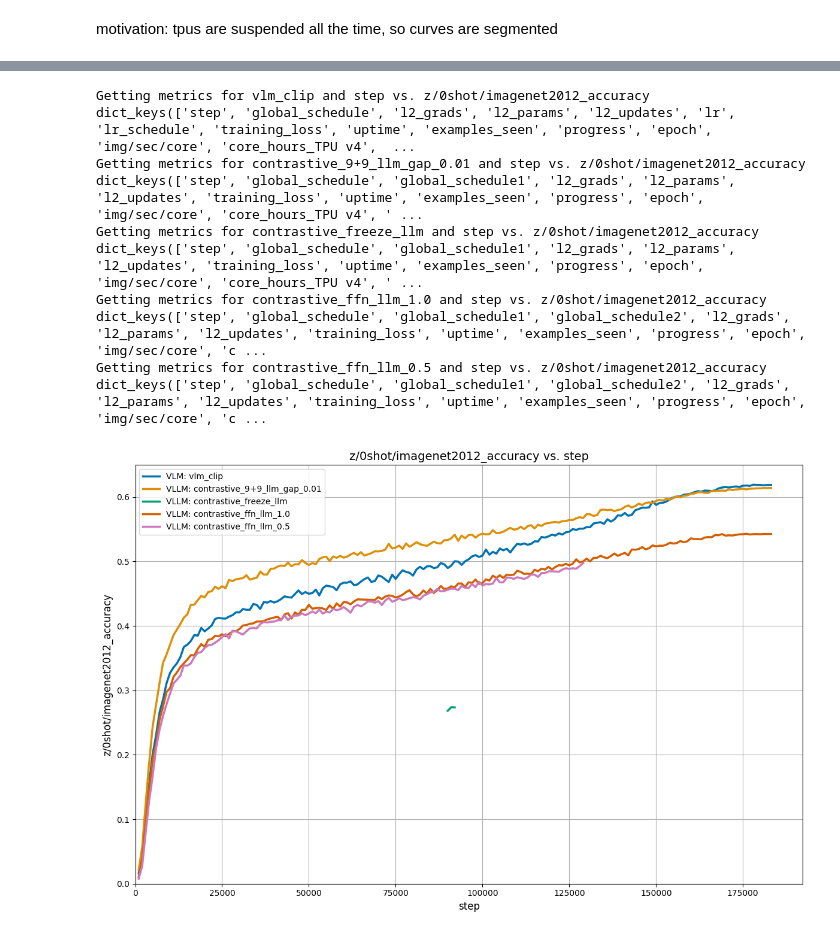
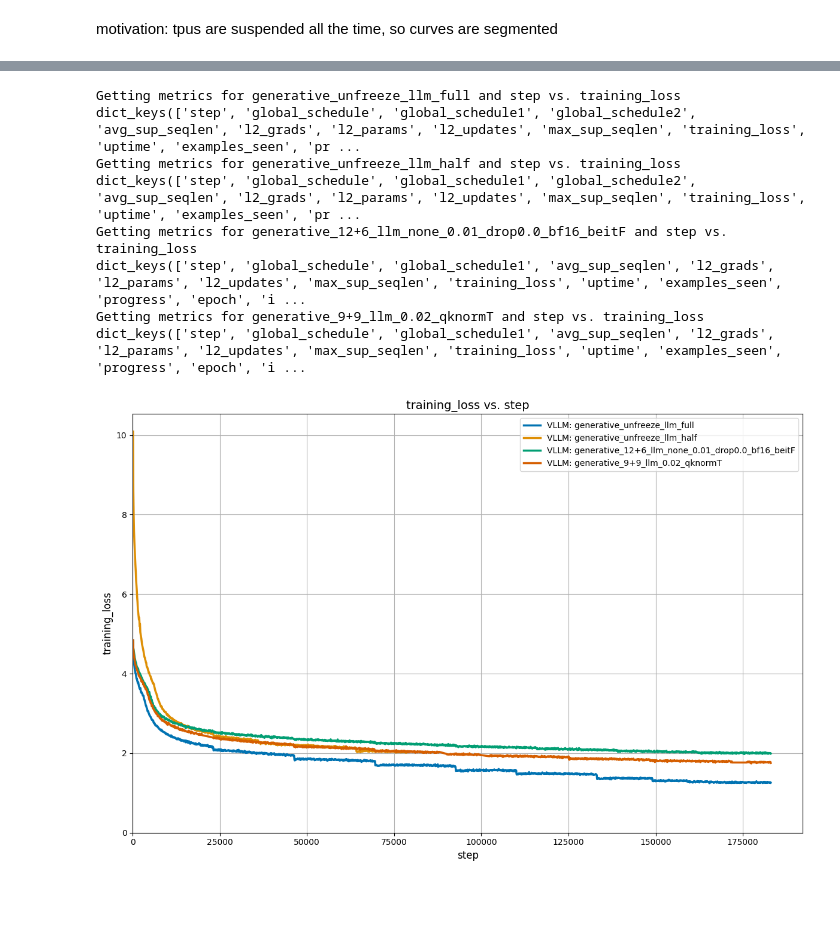
Before and after one commit to LLM-supervised-Vision/big_vision, a Jupyter notebook: scripts/20240822_plotting_curves.ipynb, the cells around one changed output, grey strips where cells are left out. Drawn from its saved outputs; the diff is of its cells as text; code cells hidden in the pictures; blank space fills up the shorter version.

Commit message:
bv2oc: - added gemma generative qknorm - added codes to handle qknorm vit ckpts

```diff
--- a/scripts/20240822_plotting_curves.ipynb
+++ b/scripts/20240822_plotting_curves.ipynb
@@ -38,7 +38,8 @@ vlm_ablations = {
     "vlm_coca_6lyr_1.0co_1.0ca_corrected_wd1e-2": "gs://us-central2-storage/tensorflow_datasets/vit-b-16_3b_pretraining/coca_unified_s3b_bs16384_warm0.03_1.0co-1.0ca_lr1e-3_wd1e-2_bf16_qknorm-F_decoder-bias-T_capln-F_unimask-causal_b2-0.95_6lyr_masked0.0_scan-F_fsdp-F_09-25_2146",
 }
 
-vllm_ablations = {
+contrastive_vllm = {
+    "contrastive_9+9_llm_gap_0.01": "gs://us-central2-storage/tensorflow_datasets/mllm_ckpts/paligemma/gemma2b-partial_frozen99-0.01-gap_b16-F_contrastive_bs16k_s3b_lr1e-3_wd1e-4_bf16_09-01_0446",
     "contrastive_freeze_llm": "gs://us-central2-storage/tensorflow_datasets/mllm_ckpts/paligemma/gemma2b-T_so400m-F_contrastive_bs16384_s3b_wd1e-4_08-18_0712",
     # "contrastive_unfreeze_llm": "gs://us-central2-storage/tensorflow_datasets/mllm_ckpts/paligemma/gemma2b-0.1_so400m-F_contrastive_bs16384_s3b_wd1e-4_08-20_2032",
     # "contrastive_unfreeze_llm_6lyr": "gs://us-central2-storage/tensorflow_datasets/mllm_ckpts/paligemma/gemma2b-6lyr-0.1_so400m-F_contrastive_bs16384_s3b_wd1e-4_08-20_2032",
@@ -65,18 +66,21 @@ vllm_ablations = {
     # "contrastive_scratch_llm_gap_1.0_drop0.0_vocab256128_projT_b16_newbeitF_drp0.0_wd1e-2": "gs://us-central2-storage/tensorflow_datasets/mllm_ckpts/paligemma/gemma2b-scratch-1.0-drop0.0-vocab256128-gap-projT_b16-beitF_contrastive_bs16k_s3b_lr1e-3_wd1e-2_bf16_09-26_1518",
     "contrastive_ffn_llm_1.0": "gs://us-central2-storage/tensorflow_datasets/mllm_ckpts/paligemma/gemma2b-adapter_ffn-1.0-drop0.0-vocab256128-projF_b16-beitF-qknormF_contrastive_dpr0.0_bs16k_s3b_lr1e-3_wd1e-4_bf16_10-08_1756",
     "contrastive_ffn_llm_0.5": "gs://us-central2-storage/tensorflow_datasets/mllm_ckpts/paligemma/gemma2b-adapter_ffn-0.5-drop0.0-vocab256128-projF_b16-beitF-qknormF_contrastive_dpr0.0_bs16k_s3b_lr1e-3_wd1e-4_bf16_10-08_2103",
-    # "generative_12+6_llm_none_0.01_drop0.0_bf16_beitF": "gs://us-central2-storage/tensorflow_datasets/mllm_ckpts/paligemma/gemma2b-partial_frozen12-0.01-drop0.0-none_b16-beitF_contrastive_bs16k_s3b_lr1e-3_wd1e-4_bf16_09-08_0448",
-    # "generative_9+9_llm_0.02_qknormT": "gs://us-central2-storage/tensorflow_datasets/mllm_ckpts/paligemma/gemma2b-partial_frozen99-0.02-drop0.0-none_b16-beitF-qknormT_generative_bs16k_s3b_lr1e-3_wd1e-4_fp32_10-02_1429",
-    # "generative_unfreeze_llm_half": "gs://us-central2-storage/tensorflow_datasets/mllm_ckpts/paligemma/gemma2b-half-pretrained-0.1_so400m-F_generative_bs16384_s3b_wd1e-4_08-22_0402",
-    # "generative_unfreeze_llm_full": "gs://us-central2-storage/tensorflow_datasets/mllm_ckpts/paligemma/gemma2b-full-0.1_so400m-F_generative_bs16384_s3b_wd1e-4_08-25_0445",
 }
 
+generative_vllm = {
+    "generative_unfreeze_llm_full": "gs://us-central2-storage/tensorflow_datasets/mllm_ckpts/paligemma/gemma2b-full-0.1_so400m-F_generative_bs16384_s3b_wd1e-4_08-25_0445",
+    "generative_unfreeze_llm_half": "gs://us-central2-storage/tensorflow_datasets/mllm_ckpts/paligemma/gemma2b-half-pretrained-0.1_so400m-F_generative_bs16384_s3b_wd1e-4_08-22_0402",
+    "generative_12+6_llm_none_0.01_drop0.0_bf16_beitF": "gs://us-central2-storage/tensorflow_datasets/mllm_ckpts/paligemma/gemma2b-partial_frozen12-0.01-drop0.0-none_b16-beitF_contrastive_bs16k_s3b_lr1e-3_wd1e-4_bf16_09-08_0448",
+    "generative_9+9_llm_0.02_qknormT": "gs://us-central2-storage/tensorflow_datasets/mllm_ckpts/paligemma/gemma2b-partial_frozen99-0.02-drop0.0-none_b16-beitF-qknormT_generative_bs16k_s3b_lr1e-3_wd1e-4_fp32_10-02_1429",
+}
 
 experiments_dict = {
-    **s3b_bs16k,
+    # **s3b_bs16k,
     # **s9b_bs32k,
     # **vlm_ablations,
-    **vllm_ablations,
+    # **contrastive_vllm,
+    **generative_vllm,
 }
 
 
@@ -115,7 +119,7 @@ x_axis = 'step'
 # global_schedule, lr, lr_schedule, uptime, progress, epoch, core_hours_TPU v4
 y_axis = 'z/0shot/imagenet2012_accuracy'
 # y_axis = 'val_coco/perplexity'
-# y_axis = 'l2_grads'
+y_axis = 'training_loss'
 # l2_grads, l2_params, l2_updates, training_loss,
 # z/retr/coco_img2txt_recall@1, z/retr/coco_img2txt_recall@5, z/retr/coco_img2txt_recall@10,
 # z/retr/coco_txt2img_recall@1, z/retr/coco_txt2img_recall@5, z/retr/coco_txt2img_recall@10,
@@ -136,44 +140,42 @@ llm_experiments = [exp for exp in experiments_dict.keys() if 'llm' in exp]
 # Define color schemes for vlm and llm groups
 palette = sns.color_palette("colorblind", 8)
 vlm_colors = palette[:len(vlm_experiments)]  # First colors for CLIP
 llm_colors = palette[len(vlm_experiments):]  # Last colors for LLM
 
 # Plot VLM experiments
 for i, experiment_name in enumerate(vlm_experiments):
     metrics = all_metrics[experiment_name]
     linestyle = '-' if 's9b_bs32k' in experiment_name else '-'
     plt.plot(list(metrics.keys()), list(metrics.values()), label=f'VLM: {experiment_name}',
              color=vlm_colors[i % len(vlm_colors)], linewidth=2.5, linestyle=linestyle)
 
 # Plot VLLM experiments
 for i, experiment_name in enumerate(llm_experiments):
     metrics = all_metrics[experiment_name]
     linestyle = '--' if 's9b_bs32k' in experiment_name else '-'
     plt.plot(list(metrics.keys()), list(metrics.values()), label=f'VLLM: {experiment_name}',
              color=llm_colors[i % len(llm_colors)], linewidth=2.5, linestyle=linestyle, alpha=1)
 
 plt.xlabel(f'{x_axis}', fontsize=12)
 plt.ylabel(f'{y_axis}', fontsize=12)
 plt.xlim(0)
 plt.ylim(0)
 plt.legend(fontsize=10)
 plt.title(f'{y_axis} vs. {x_axis}', fontsize=14)
 plt.grid(True)
 plt.tick_params(axis='both', which='major', labelsize=10)
 plt.tight_layout()
 plt.show()
 # %% [output]
-Getting metrics for vlm_clip and step vs. z/0shot/imagenet2012_accuracy
-dict_keys(['step', 'global_schedule', 'l2_grads', 'l2_params', 'l2_updates', 'lr', 'lr_schedule', 'training_loss', 'uptime', 'examples_seen', 'progress', 'epoch', 'img/sec/core', 'core_hours_TPU v4',  ...
-Getting metrics for contrastive_9+9_llm_gap_0.01 and step vs. z/0shot/imagenet2012_accuracy
-dict_keys(['step', 'global_schedule', 'global_schedule1', 'l2_grads', 'l2_params', 'l2_updates', 'training_loss', 'uptime', 'examples_seen', 'progress', 'epoch', 'img/sec/core', 'core_hours_TPU v4', ' ...
-Getting metrics for contrastive_freeze_llm and step vs. z/0shot/imagenet2012_accuracy
-dict_keys(['step', 'global_schedule', 'global_schedule1', 'l2_grads', 'l2_params', 'l2_updates', 'training_loss', 'uptime', 'examples_seen', 'progress', 'epoch', 'img/sec/core', 'core_hours_TPU v4', ' ...
-Getting metrics for contrastive_ffn_llm_1.0 and step vs. z/0shot/imagenet2012_accuracy
-dict_keys(['step', 'global_schedule', 'global_schedule1', 'global_schedule2', 'l2_grads', 'l2_params', 'l2_updates', 'training_loss', 'uptime', 'examples_seen', 'progress', 'epoch', 'img/sec/core', 'c ...
-Getting metrics for contrastive_ffn_llm_0.5 and step vs. z/0shot/imagenet2012_accuracy
-dict_keys(['step', 'global_schedule', 'global_schedule1', 'global_schedule2', 'l2_grads', 'l2_params', 'l2_updates', 'training_loss', 'uptime', 'examples_seen', 'progress', 'epoch', 'img/sec/core', 'c ...
+Getting metrics for generative_unfreeze_llm_full and step vs. training_loss
+dict_keys(['step', 'global_schedule', 'global_schedule1', 'global_schedule2', 'avg_sup_seqlen', 'l2_grads', 'l2_params', 'l2_updates', 'max_sup_seqlen', 'training_loss', 'uptime', 'examples_seen', 'pr ...
+Getting metrics for generative_unfreeze_llm_half and step vs. training_loss
+dict_keys(['step', 'global_schedule', 'global_schedule1', 'global_schedule2', 'avg_sup_seqlen', 'l2_grads', 'l2_params', 'l2_updates', 'max_sup_seqlen', 'training_loss', 'uptime', 'examples_seen', 'pr ...
+Getting metrics for generative_12+6_llm_none_0.01_drop0.0_bf16_beitF and step vs. training_loss
+dict_keys(['step', 'global_schedule', 'global_schedule1', 'avg_sup_seqlen', 'l2_grads', 'l2_params', 'l2_updates', 'max_sup_seqlen', 'training_loss', 'uptime', 'examples_seen', 'progress', 'epoch', 'i ...
+Getting metrics for generative_9+9_llm_0.02_qknormT and step vs. training_loss
+dict_keys(['step', 'global_schedule', 'global_schedule1', 'avg_sup_seqlen', 'l2_grads', 'l2_params', 'l2_updates', 'max_sup_seqlen', 'training_loss', 'uptime', 'examples_seen', 'progress', 'epoch', 'i ...
-[figure, old version]
+[figure, new version]
 # %%
 # for experiment_name in experiments_dict.keys():
 #     # get the final accuracy
```
Also changed, not shown: parts of 1 cell of this notebook, 1 other file.
